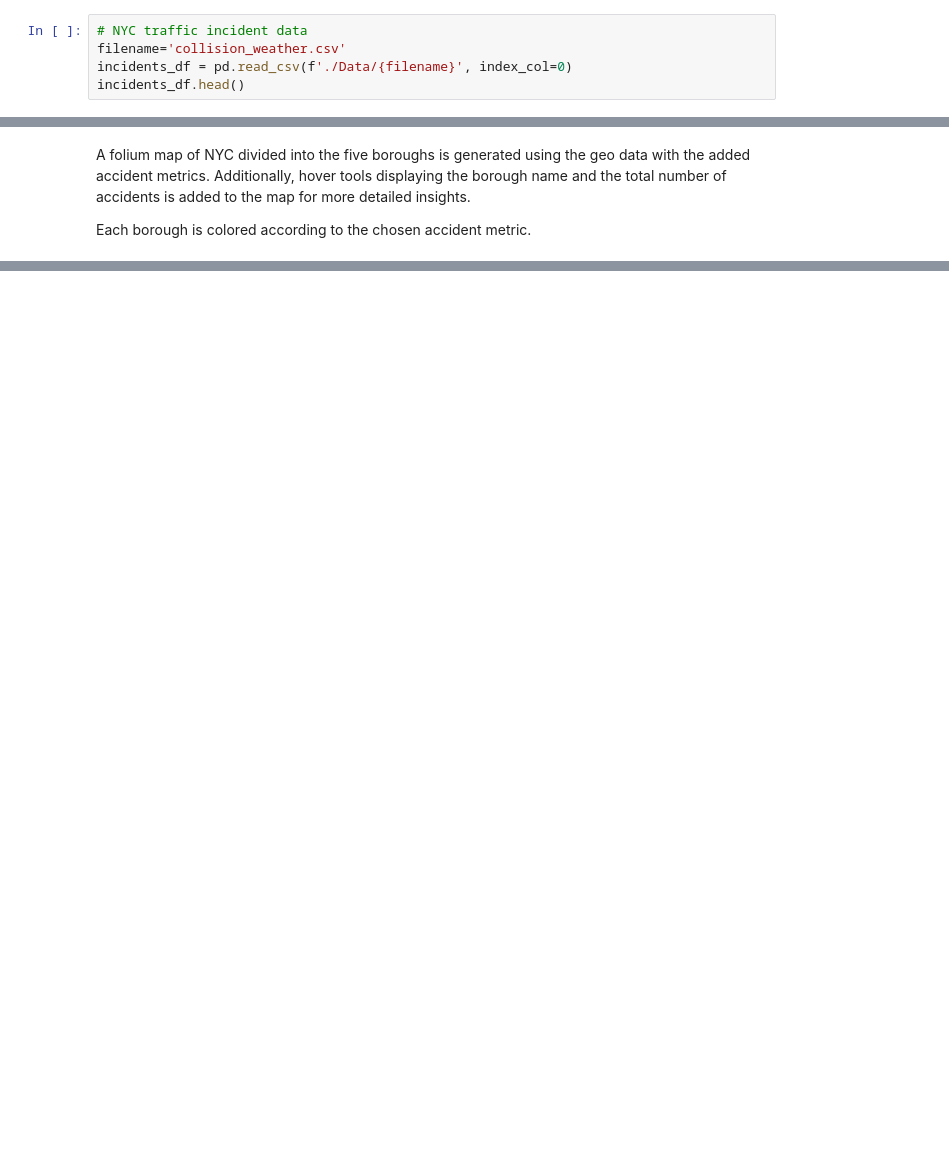
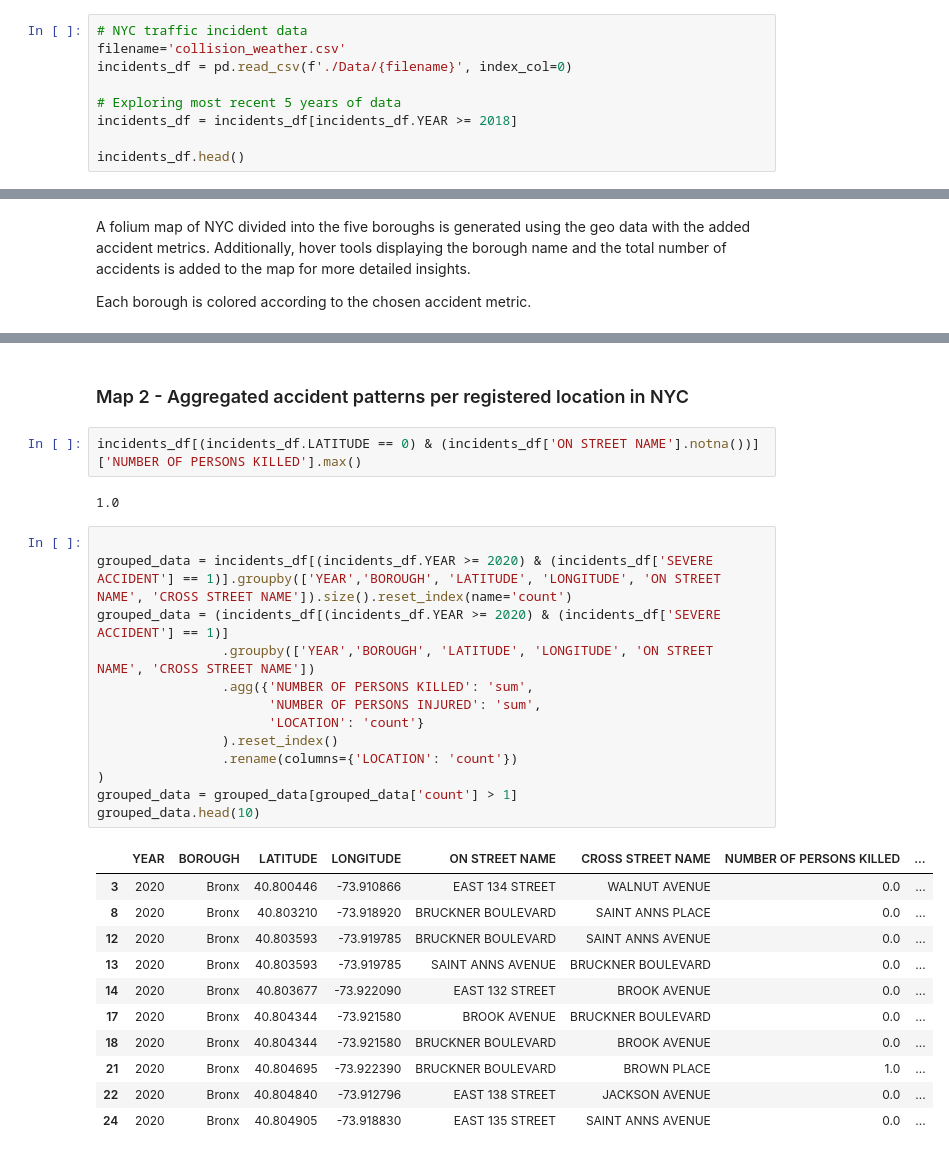
Before and after one commit to jens-create/socialdata2023, a Jupyter notebook: assignments/Final project/NYC_incident_maps.ipynb, the cells around one changed output, grey strips where cells are left out. Saved outputs shown, nothing was run; the diff lists cells and outputs as text; blank space fills up the shorter version.

```diff
--- a/assignments/Final project/NYC_incident_maps.ipynb
+++ b/assignments/Final project/NYC_incident_maps.ipynb
@@ -25,6 +22,10 @@ plt_color = 'cadetblue'
 # NYC traffic incident data
 filename='collision_weather.csv'
 incidents_df = pd.read_csv(f'./Data/{filename}', index_col=0)
+
+# Exploring most recent 5 years of data
+incidents_df = incidents_df[incidents_df.YEAR >= 2018]
+
 incidents_df.head()
 # %% [output]
 |  | CRASH DATE | CRASH TIME | BOROUGH | ZIP CODE | LATITUDE | LONGITUDE | LOCATION | ON STREET NAME | ... |
@@ -403,0 +250,31 @@ widgets.interact(create_map,
+# %% [markdown]
+### Map 2 - Aggregated accident patterns per registered location in NYC
+# %%
+incidents_df[(incidents_df.LATITUDE == 0) & (incidents_df['ON STREET NAME'].notna())]['NUMBER OF PERSONS KILLED'].max()
+# %% [output]
+1.0
+# %%
+
+grouped_data = incidents_df[(incidents_df.YEAR >= 2020) & (incidents_df['SEVERE ACCIDENT'] == 1)].groupby(['YEAR','BOROUGH', 'LATITUDE', 'LONGITUDE', 'ON STREET NAME', 'CROSS STREET NAME']).size().reset_index(name='count')
+grouped_data = (incidents_df[(incidents_df.YEAR >= 2020) & (incidents_df['SEVERE ACCIDENT'] == 1)]
+                .groupby(['YEAR','BOROUGH', 'LATITUDE', 'LONGITUDE', 'ON STREET NAME', 'CROSS STREET NAME'])
+                .agg({'NUMBER OF PERSONS KILLED': 'sum',
+                      'NUMBER OF PERSONS INJURED': 'sum',
+                      'LOCATION': 'count'}
+                ).reset_index()
+                .rename(columns={'LOCATION': 'count'})
+)
+grouped_data = grouped_data[grouped_data['count'] > 1]
+grouped_data.head(10)
+# %% [output]
+|  | YEAR | BOROUGH | LATITUDE | LONGITUDE | ON STREET NAME | CROSS STREET NAME | NUMBER OF PERSONS KILLED | ... |
+| 3 | 2020 | Bronx | 40.800446 | -73.910866 | EAST 134 STREET | WALNUT AVENUE | 0.0 | ... |
+| 8 | 2020 | Bronx | 40.803210 | -73.918920 | BRUCKNER BOULEVARD | SAINT ANNS PLACE | 0.0 | ... |
+| 12 | 2020 | Bronx | 40.803593 | -73.919785 | BRUCKNER BOULEVARD | SAINT ANNS AVENUE | 0.0 | ... |
+| 13 | 2020 | Bronx | 40.803593 | -73.919785 | SAINT ANNS AVENUE | BRUCKNER BOULEVARD | 0.0 | ... |
+| 14 | 2020 | Bronx | 40.803677 | -73.922090 | EAST 132 STREET | BROOK AVENUE | 0.0 | ... |
+| 17 | 2020 | Bronx | 40.804344 | -73.921580 | BROOK AVENUE | BRUCKNER BOULEVARD | 0.0 | ... |
+| 18 | 2020 | Bronx | 40.804344 | -73.921580 | BRUCKNER BOULEVARD | BROOK AVENUE | 0.0 | ... |
+| 21 | 2020 | Bronx | 40.804695 | -73.922390 | BRUCKNER BOULEVARD | BROWN PLACE | 1.0 | ... |
+| 22 | 2020 | Bronx | 40.804840 | -73.912796 | EAST 138 STREET | JACKSON AVENUE | 0.0 | ... |
+| 24 | 2020 | Bronx | 40.804905 | -73.918830 | EAST 135 STREET | SAINT ANNS AVENUE | 0.0 | ... |
```
Also changed, not shown: parts of 14 cells of this notebook, 31 other files.
